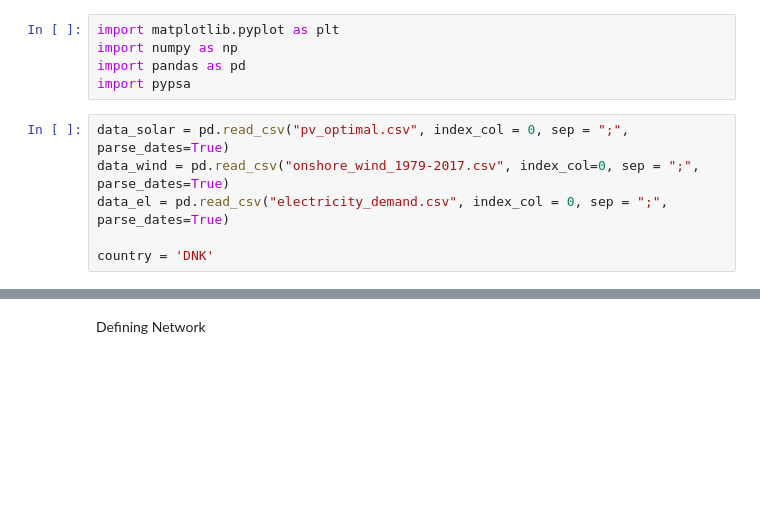
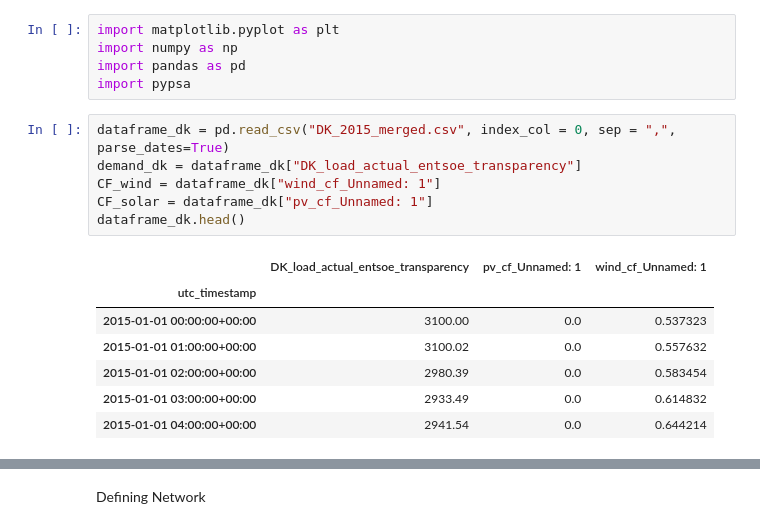
Before and after one commit to KenzoDTU/Integrated-Energy-Grids-A1G21, a Jupyter notebook: Part_1.ipynb, the cells around one changed output, grey strips where cells are left out. Cells and saved outputs as stored; diff of their text form; blank space fills up the shorter version.

```diff
--- a/Part_1.ipynb
+++ b/Part_1.ipynb
@@ -4,11 +4,19 @@ import numpy as np
 import pandas as pd
 import pypsa
 # %%
-data_solar = pd.read_csv("pv_optimal.csv", index_col = 0, sep = ";", parse_dates=True)
-data_wind = pd.read_csv("onshore_wind_1979-2017.csv", index_col=0, sep = ";", parse_dates=True)
-data_el = pd.read_csv("electricity_demand.csv", index_col = 0, sep = ";", parse_dates=True)
-
-country = 'DNK'
+dataframe_dk = pd.read_csv("DK_2015_merged.csv", index_col = 0, sep = ",", parse_dates=True)
+demand_dk = dataframe_dk["DK_load_actual_entsoe_transparency"]
+CF_wind = dataframe_dk["wind_cf_Unnamed: 1"]
+CF_solar = dataframe_dk["pv_cf_Unnamed: 1"]
+dataframe_dk.head()
+# %% [output]
+|  | DK_load_actual_entsoe_transparency | pv_cf_Unnamed: 1 | wind_cf_Unnamed: 1 |
+| utc_timestamp |  |  |  |
+| 2015-01-01 00:00:00+00:00 | 3100.00 | 0.0 | 0.537323 |
+| 2015-01-01 01:00:00+00:00 | 3100.02 | 0.0 | 0.557632 |
+| 2015-01-01 02:00:00+00:00 | 2980.39 | 0.0 | 0.583454 |
+| 2015-01-01 03:00:00+00:00 | 2933.49 | 0.0 | 0.614832 |
+| 2015-01-01 04:00:00+00:00 | 2941.54 | 0.0 | 0.644214 |
 # %%
 data = {
 
```
Also changed, not shown: parts of 18 cells of this notebook, 7 other files.
